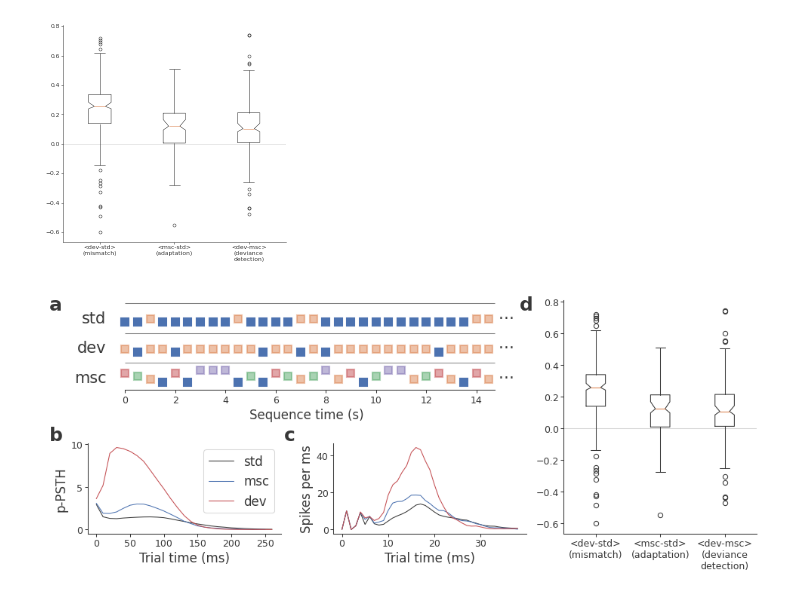
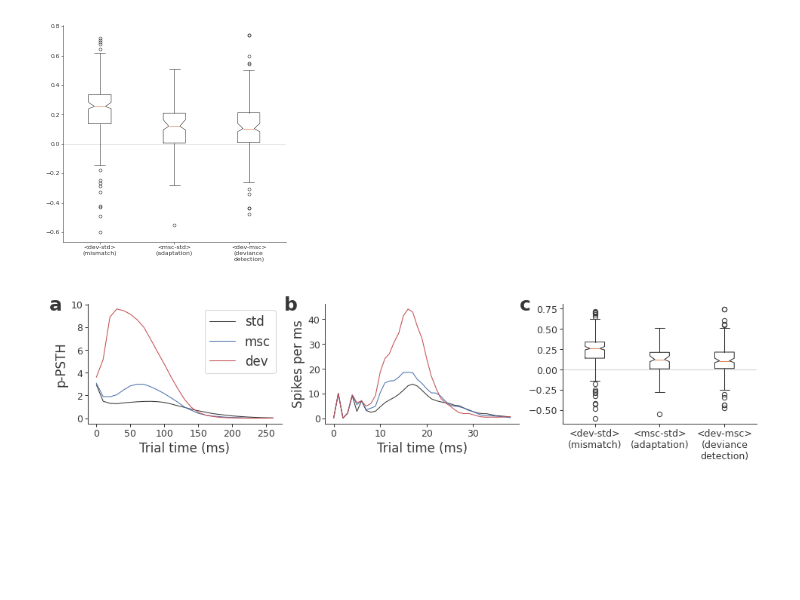
Before and after one commit to kernfel/plasticity-synergy-deviance-detection-history, a Jupyter notebook: Fig2-deviance_detection.ipynb, the cells around one changed output. Drawn from its saved outputs; the diff is of its cells as text; code cells hidden in the pictures; blank space fills up the shorter version.

```diff
--- a/Fig2-deviance_detection.ipynb
+++ b/Fig2-deviance_detection.ipynb
@@ -63,20 +18,0 @@ sequences = {
-# %%
-n = params['sequence_length']*params['sequence_count']
-def panel_paradigm(ax):
-    for y, (label, seq) in enumerate(sequences.items()):
-        y = .5*y
-        for x, c in enumerate(seq):
-            plt.plot(x, y-.07+.05*c, 's', ms=5, c=f'C{c}', alpha=.5 if c else 1)
-        ax.hlines(y+.25, 0, n-.5, color='grey')
-        plt.text(-.05*n, y, label, va='center', ha='right')
-        plt.text(n-.25, y, '…')
-    ax.set_xticks(*zip(*[(i, i//2) for i in range(0, n, 4)]))
-    ax.set_xlabel('Sequence time (s)')
-    ax.spines['bottom'].set_bounds(0, n-.5)
-    ax.set_yticks([])
-    ax.set_ylim(-.2, 1.3)
-    ax.set_xlim(-3, n+2)
-    sns.despine(ax=ax, left=True)
-
-fig, ax = plt.subplots(figsize=(6,2), constrained_layout=True)
-panel_paradigm(ax)
@@ -134,27 +68,22 @@ panel_stats(ax)
 # %% [output]
 [figure]
 # %%
-fig = plt.figure(figsize=(6.29, 2.5), dpi=150, layout='constrained')
-gs = fig.add_gridspec(2, 3, height_ratios=(1,1))
+fig = plt.figure(figsize=(6.29, 1.5), dpi=150, layout='constrained')
+gs = fig.add_gridspec(1, 3)
 
-ax = fig.add_subplot(gs[0, :2])
-panel_paradigm(ax)
-
-ax4 = fig.add_subplot(gs[1, 0])
+ax4 = fig.add_subplot(gs[0])
 panel_response(ax4, dish, dish['dt'], ylabel='p-PSTH')
 ax4.legend()
 
-ax2 = fig.add_subplot(gs[1, 1])
+ax2 = fig.add_subplot(gs[1])
 panel_response(ax2, nspikes_time, cfg.params['dt'])
 
-ax3 = fig.add_subplot(gs[:, 2])
+ax3 = fig.add_subplot(gs[2])
 panel_stats(ax3)
 
-fig.text(0, .99, 'a', **styling.label_kwargs, va='top')
-fig.text(0, .53, 'b', **styling.label_kwargs, va='top')
-fig.text(.33, .53, 'c', **styling.label_kwargs, va='top')
-fig.text(.66, .99, 'd', **styling.label_kwargs, va='top')
+for x, a in zip((0, .33, .66), 'abc'):
+    fig.text(x, 1, a, **styling.label_kwargs, va='top')
 
 plt.savefig('paper-1/fig2.pdf')
 # %% [output]
-[figure, old version]
+[figure, new version]
```
Also changed, not shown: parts of 4 cells of this notebook, 1 other file.
